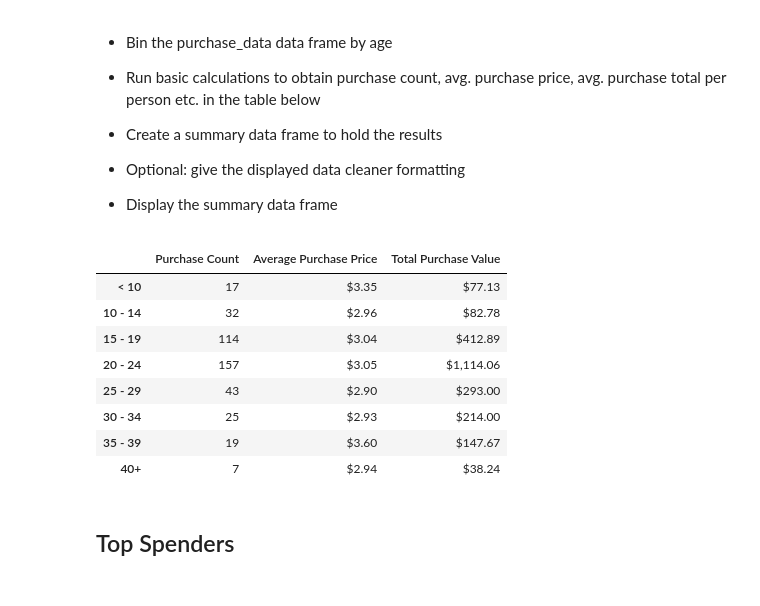
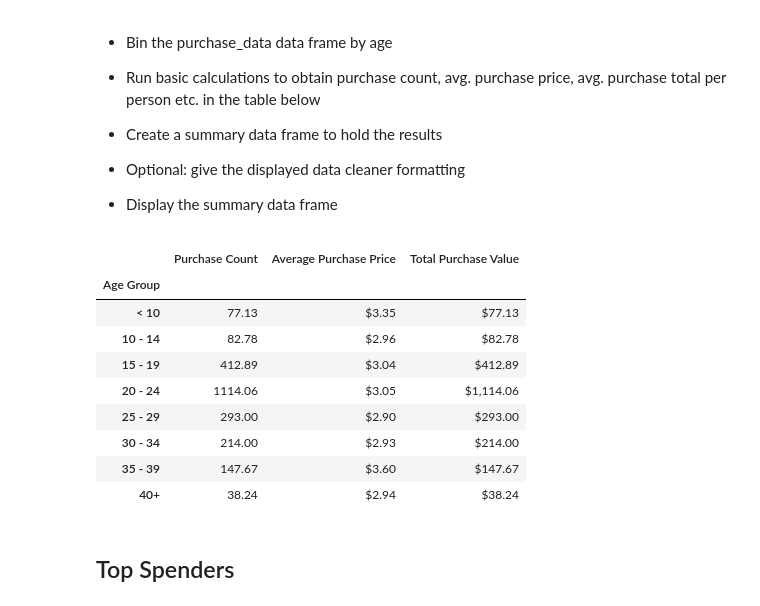
Before and after one commit to digbalajobi/Panda-challenge, a Jupyter notebook: HeroesOfPymoli/HeroesOfPymoli_starter.ipynb, the cells around one changed output. Cells and saved outputs as stored; diff of their text form; code cells hidden in the pictures.

```diff
--- a/HeroesOfPymoli/HeroesOfPymoli_starter.ipynb
+++ b/HeroesOfPymoli/HeroesOfPymoli_starter.ipynb
@@ -228,28 +229,29 @@ Age_Demo.head(10)
 # %%
 #Average
 Avg_age = group_bins["Price"].mean()
 
 #Total
 Total_PurchVal = group_bins["Price"].sum()
 
-age_analysis = pd.DataFrame({"Purchase Count": bin_count, "Average Purchase Price":Avg_age, "Total Purchase Value": Total_PurchVal,})
+age_analysis = pd.DataFrame({"Purchase Count": Total_PurchVal, "Average Purchase Price":Avg_age, "Total Purchase Value": Total_PurchVal,})
 
 
 age_analysis["Average Purchase Price"] = age_analysis["Average Purchase Price"].map("${:,.2f}".format)
 age_analysis["Total Purchase Value"] = age_analysis["Total Purchase Value"].map("${:,.2f}".format)
 
 age_analysis = age_analysis[["Purchase Count", "Average Purchase Price", "Total Purchase Value"]]
 age_analysis
 # %% [output]
 |  | Purchase Count | Average Purchase Price | Total Purchase Value |
-| < 10 | 17 | $3.35 | $77.13 |
-| 10 - 14 | 32 | $2.96 | $82.78 |
-| 15 - 19 | 114 | $3.04 | $412.89 |
-| 20 - 24 | 157 | $3.05 | $1,114.06 |
-| 25 - 29 | 43 | $2.90 | $293.00 |
-| 30 - 34 | 25 | $2.93 | $214.00 |
-| 35 - 39 | 19 | $3.60 | $147.67 |
-| 40+ | 7 | $2.94 | $38.24 |
+| Age Group |  |  |  |
+| < 10 | 77.13 | $3.35 | $77.13 |
+| 10 - 14 | 82.78 | $2.96 | $82.78 |
+| 15 - 19 | 412.89 | $3.04 | $412.89 |
+| 20 - 24 | 1114.06 | $3.05 | $1,114.06 |
+| 25 - 29 | 293.00 | $2.90 | $293.00 |
+| 30 - 34 | 214.00 | $2.93 | $214.00 |
+| 35 - 39 | 147.67 | $3.60 | $147.67 |
+| 40+ | 38.24 | $2.94 | $38.24 |
 # %% [markdown]
 ## Top Spenders
 # %% [markdown]
```
Also changed, not shown: parts of 3 cells of this notebook.
